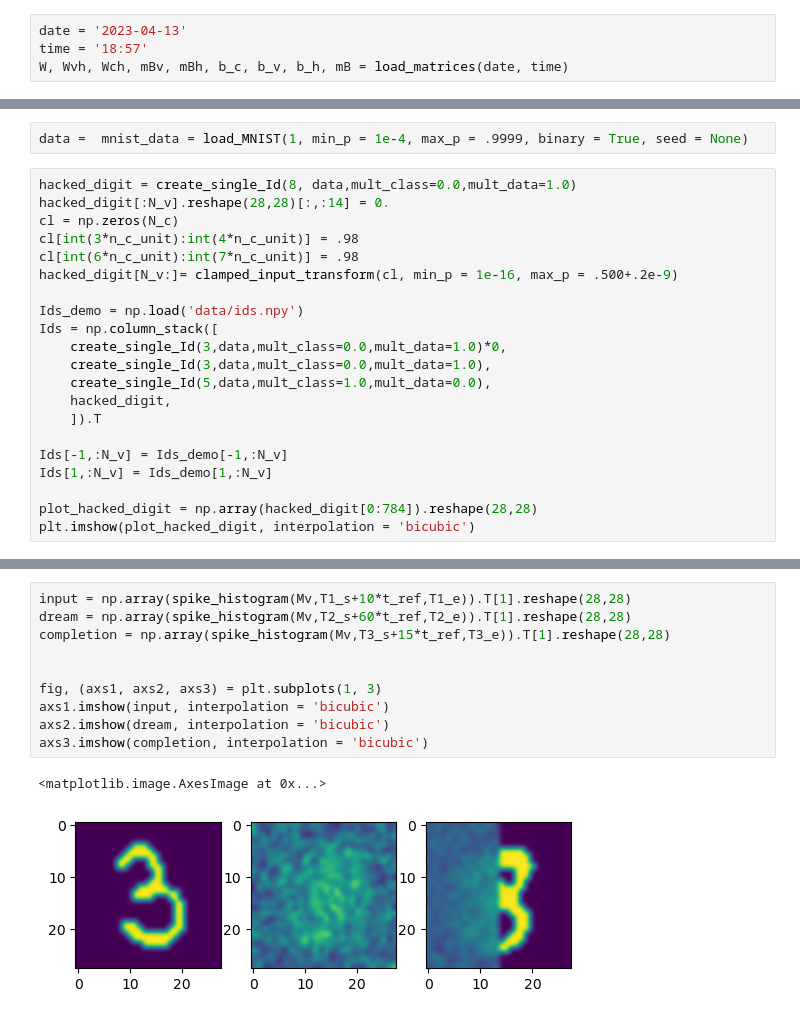
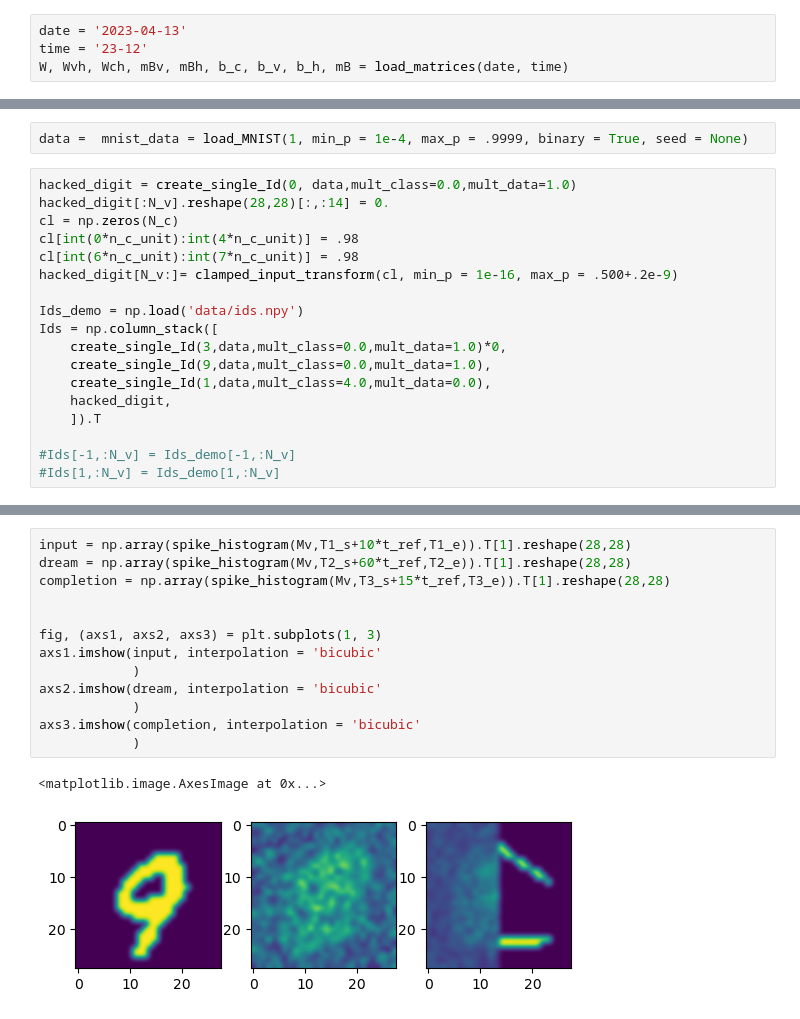
Before and after one commit to danvdm/spikingdentategyrus, a Jupyter notebook: scripts/reconstruct.ipynb, the cells around one changed output, grey strips where cells are left out. Drawn from its saved outputs; the diff is of its cells as text.

```diff
--- a/scripts/reconstruct.ipynb
+++ b/scripts/reconstruct.ipynb
@@ -8,6 +8,6 @@ import numpy as np
 import matplotlib.pyplot as plt
 # %%
 date = '2023-04-13'
-time = '18:57'
+time = '23-12'
 W, Wvh, Wch, mBv, mBh, b_c, b_v, b_h, mB = load_matrices(date, time)
 # %% [output]
@@ -15,23 +15,20 @@ Matrices loaded from output/output/2023-04-13/18:57//
 # %%
 data =  mnist_data = load_MNIST(1, min_p = 1e-4, max_p = .9999, binary = True, seed = None)
 # %%
-hacked_digit = create_single_Id(8, data,mult_class=0.0,mult_data=1.0)
+hacked_digit = create_single_Id(0, data,mult_class=0.0,mult_data=1.0)
 hacked_digit[:N_v].reshape(28,28)[:,:14] = 0.
 cl = np.zeros(N_c)
-cl[int(3*n_c_unit):int(4*n_c_unit)] = .98
+cl[int(0*n_c_unit):int(4*n_c_unit)] = .98
 cl[int(6*n_c_unit):int(7*n_c_unit)] = .98
 hacked_digit[N_v:]= clamped_input_transform(cl, min_p = 1e-16, max_p = .500+.2e-9)
 
 Ids_demo = np.load('data/ids.npy')
 Ids = np.column_stack([
     create_single_Id(3,data,mult_class=0.0,mult_data=1.0)*0,
-    create_single_Id(3,data,mult_class=0.0,mult_data=1.0),
-    create_single_Id(5,data,mult_class=1.0,mult_data=0.0),
+    create_single_Id(9,data,mult_class=0.0,mult_data=1.0),
+    create_single_Id(1,data,mult_class=4.0,mult_data=0.0),
     hacked_digit,
     ]).T
 
-Ids[-1,:N_v] = Ids_demo[-1,:N_v]
-Ids[1,:N_v] = Ids_demo[1,:N_v]
-
-plot_hacked_digit = np.array(hacked_digit[0:784]).reshape(28,28)
-plt.imshow(plot_hacked_digit, interpolation = 'bicubic')
+#Ids[-1,:N_v] = Ids_demo[-1,:N_v]
+#Ids[1,:N_v] = Ids_demo[1,:N_v]
@@ -76,13 +86,16 @@ axs3.imshow(plot_demo_id3, interpolation = 'bicubic')
 # %%
 input = np.array(spike_histogram(Mv,T1_s+10*t_ref,T1_e)).T[1].reshape(28,28)
 dream = np.array(spike_histogram(Mv,T2_s+60*t_ref,T2_e)).T[1].reshape(28,28)
 completion = np.array(spike_histogram(Mv,T3_s+15*t_ref,T3_e)).T[1].reshape(28,28)
 
 
 fig, (axs1, axs2, axs3) = plt.subplots(1, 3)
-axs1.imshow(input, interpolation = 'bicubic')
-axs2.imshow(dream, interpolation = 'bicubic')
-axs3.imshow(completion, interpolation = 'bicubic')
+axs1.imshow(input, interpolation = 'bicubic'
+            )
+axs2.imshow(dream, interpolation = 'bicubic'
+            )
+axs3.imshow(completion, interpolation = 'bicubic'
+            )
 # %% [output]
 <matplotlib.image.AxesImage at 0x...>
-[figure, old version]
+[figure, new version]
```
Also changed, not shown: parts of 8 cells of this notebook, 5 other files.
